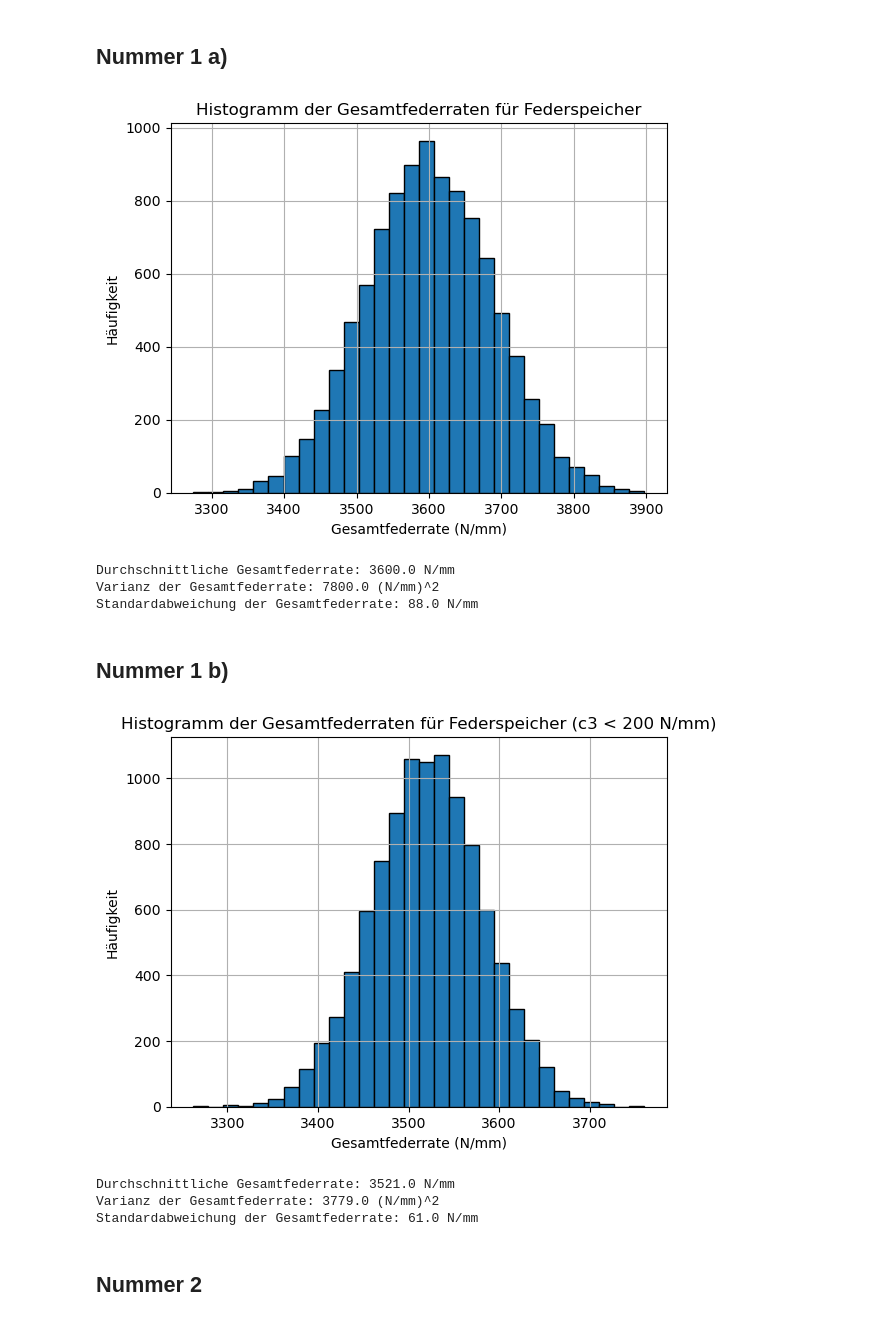
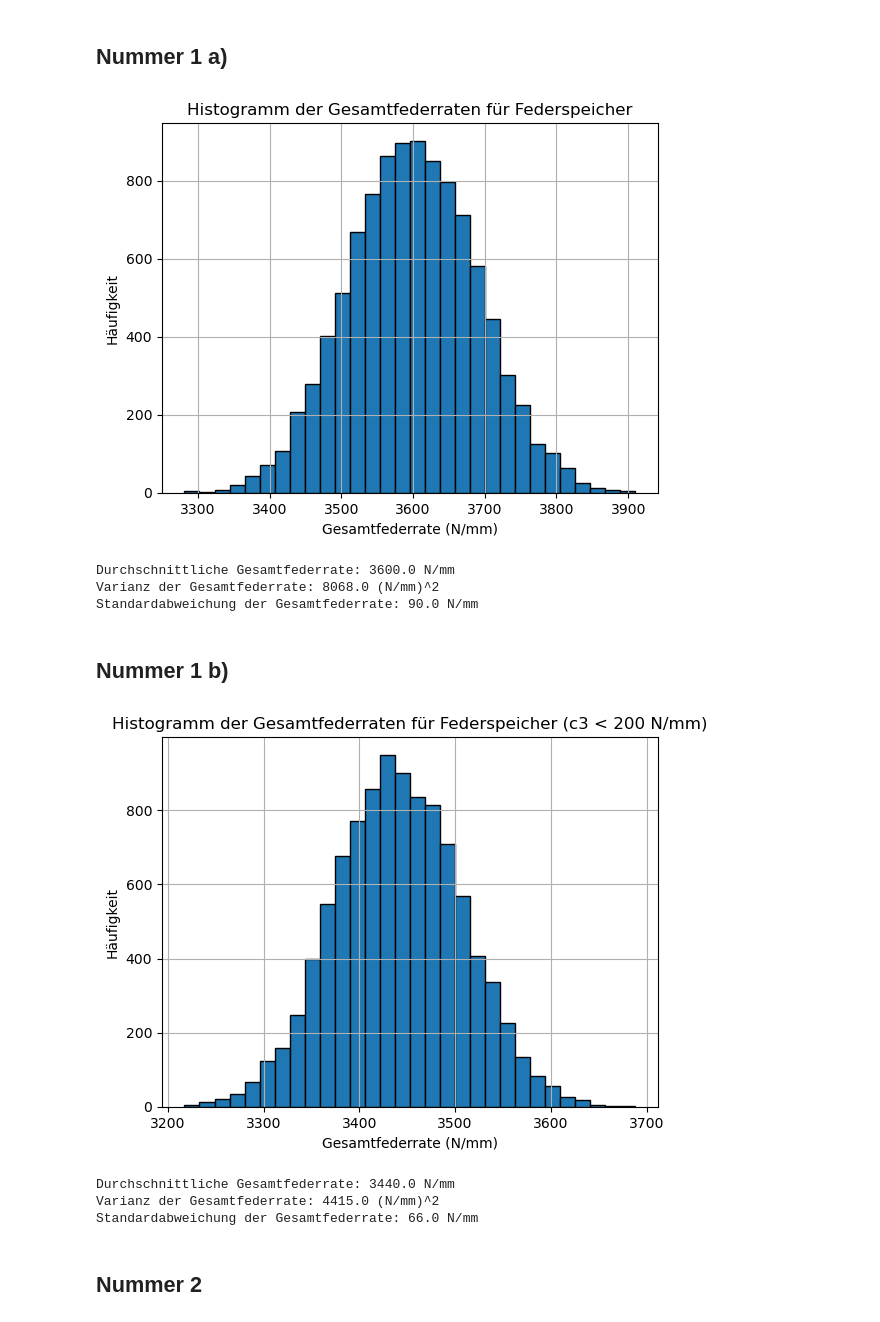
Before and after one commit to FHAC-MdQM/monte-carlo-simulation-td2648s, a Jupyter notebook: MonteCarlo.ipynb, the cells around one changed output. Cells and saved outputs as stored; diff of their text form; code cells hidden in the pictures.

```diff
--- a/MonteCarlo.ipynb
+++ b/MonteCarlo.ipynb
@@ -60,9 +60,9 @@ mittelwert_c3, std_abweichung_c3 = 200, 40
 rng = np.random.default_rng()
 
 # Generiere stochastisch unabhängige Federraten für N*P Federspeicher
-federraten_c1 = rng.uniform(low=80, high=120, size=(anzahl_speicher * federn_pro_paket))
-federraten_c2 = rng.uniform(low=120, high=180, size=(anzahl_speicher * federn_pro_paket))
-federraten_c3 = rng.uniform(low=160, high=240, size=(anzahl_speicher * federn_pro_paket))
+federraten_c1 = rng.uniform(low=80, high=120, size=(anzahl_speicher, federn_pro_paket))
+federraten_c2 = rng.uniform(low=120, high=180, size=(anzahl_speicher, federn_pro_paket))
+federraten_c3 = rng.uniform(low=160, high=240, size=(anzahl_speicher, federn_pro_paket))
 
 # Reshape, um jede Feder als einzelnen Wert zu betrachten
 federraten_c1 = federraten_c1.reshape(anzahl_speicher, federn_pro_paket)
@@ -90,10 +90,10 @@ print('Durchschnittliche Gesamtfederrate:', np.round(durchschnitt_1), 'N/mm')
 print('Varianz der Gesamtfederrate:', np.round(varianz_1), '(N/mm)^2')
 print('Standardabweichung der Gesamtfederrate:', np.round(standardabweichung_1), 'N/mm')
 # %% [output]
-[figure, old version]
+[figure, new version]
 Durchschnittliche Gesamtfederrate: 3600.0 N/mm
-Varianz der Gesamtfederrate: 7800.0 (N/mm)^2
-Standardabweichung der Gesamtfederrate: 88.0 N/mm
+Varianz der Gesamtfederrate: 8068.0 (N/mm)^2
+Standardabweichung der Gesamtfederrate: 90.0 N/mm
 # %% [markdown]
 ## Nummer 1 b)
 # %%
@@ -101,47 +101,47 @@ Standardabweichung der Gesamtfederrate: 88.0 N/mm
 mittelwert_c1, std_abweichung_c1 = 100, 20
 mittelwert_c2, std_abweichung_c2 = 150, 30
 # Reduziere die Toleranz von c3 auf c3 < 200 N/mm
-mittelwert_c3, std_abweichung_c3 = 190, 10
+mittelwert_c3, std_abweichung_c3 = 180, 20
 
 # Zufallszahlengenerator initialisieren
 rng = np.random.default_rng()
 
 # Stochastisch unabhängige Federraten für N*P Federspeicher generieren
-federraten_c1 = rng.uniform(low=80, high=120, size=(anzahl_federspeicher * federn_pro_paket))
-federraten_c2 = rng.uniform(low=120, high=180, size=(anzahl_federspeicher * federn_pro_paket))
+federraten_c1 = rng.uniform(low=80, high=120, size=(anzahl_speicher, federn_pro_paket))
+federraten_c2 = rng.uniform(low=120, high=180, size=(anzahl_speicher, federn_pro_paket))
 # Verwende die geänderte Toleranz für c3
-federraten_c3 = rng.uniform(low=mittelwert_c3 - std_abweichung_c3, high=mittelwert_c3 + std_abweichung_c3, size=(anzahl_federspeicher * federn_pro_paket))
+federraten_c3 = rng.uniform(low=mittelwert_c3 - std_abweichung_c3, high=mittelwert_c3 + std_abweichung_c3, size=(anzahl_speicher, federn_pro_paket))
 
 # Reshape, um jede Feder als einzelnen Wert zu betrachten
-federraten_c1 = federraten_c1.reshape(anzahl_federspeicher, federn_pro_paket)
-federraten_c2 = federraten_c2.reshape(anzahl_federspeicher, federn_pro_paket)
-federraten_c3 = federraten_c3.reshape(anzahl_federspeicher, federn_pro_paket)
+federraten_c1 = federraten_c1.reshape(anzahl_speicher, federn_pro_paket)
+federraten_c2 = federraten_c2.reshape(anzahl_speicher, federn_pro_paket)
+federraten_c3 = federraten_c3.reshape(anzahl_speicher, federn_pro_paket)
 
 # Gesamtfederrate für jeden Federspeicher berechnen
 gesamt_federrate_2 = np.sum(federraten_c1 + federraten_c2 + federraten_c3, axis=1)
 
 # Histogramm der Gesamtfederraten mit 30 Bins erstellen
 plt.hist(gesamt_federrate_2, bins=30, edgecolor='black')
 plt.xlabel('Gesamtfederrate (N/mm)')
 plt.ylabel('Häufigkeit')
 plt.title('Histogramm der Gesamtfederraten für Federspeicher (c3 < 200 N/mm)')
 plt.grid(True)
 plt.show()
 
 # Statistische Werte berechnen und anzeigen
 durchschnittliche_2 = np.mean(gesamt_federrate_2)
 varianz_2 = np.var(gesamt_federrate_2)
 standardabweichung_2 = np.std(gesamt_federrate_2)
 
 # Kommentaränderungen
 print('Durchschnittliche Gesamtfederrate:', np.round(durchschnittliche_2), 'N/mm')
 print('Varianz der Gesamtfederrate:', np.round(varianz_2), '(N/mm)^2')
 print('Standardabweichung der Gesamtfederrate:', np.round(standardabweichung_2), 'N/mm')
 # %% [output]
-[figure, old version]
+[figure, new version]
-Durchschnittliche Gesamtfederrate: 3521.0 N/mm
-Varianz der Gesamtfederrate: 3779.0 (N/mm)^2
-Standardabweichung der Gesamtfederrate: 61.0 N/mm
+Durchschnittliche Gesamtfederrate: 3440.0 N/mm
+Varianz der Gesamtfederrate: 4415.0 (N/mm)^2
+Standardabweichung der Gesamtfederrate: 66.0 N/mm
 # %% [markdown]
 ## Nummer 2
 # %%
```
Also changed, not shown: parts of 3 cells of this notebook.
